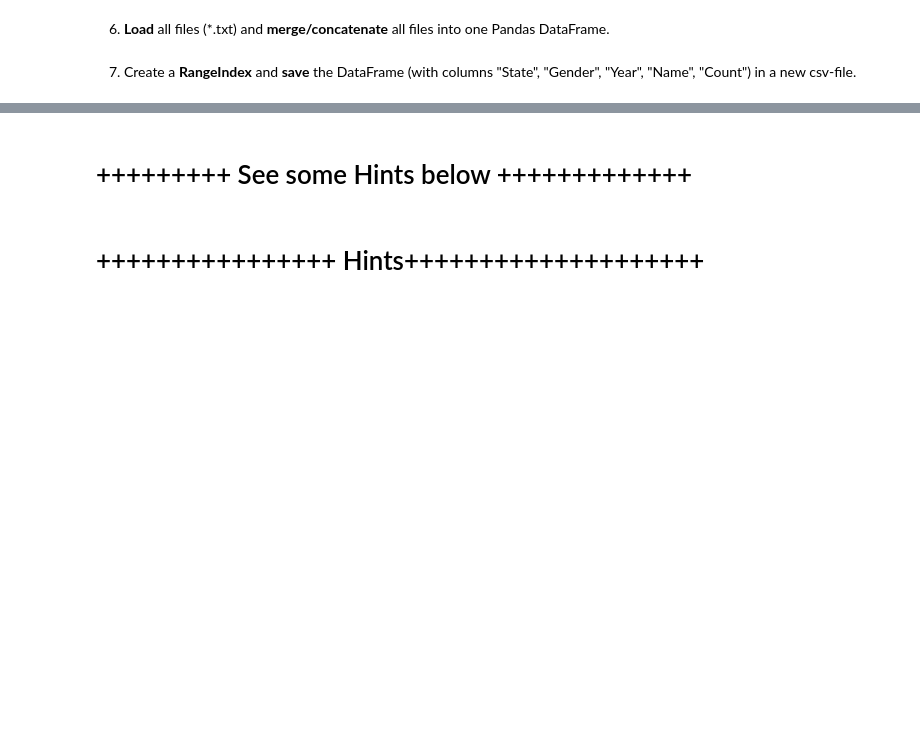
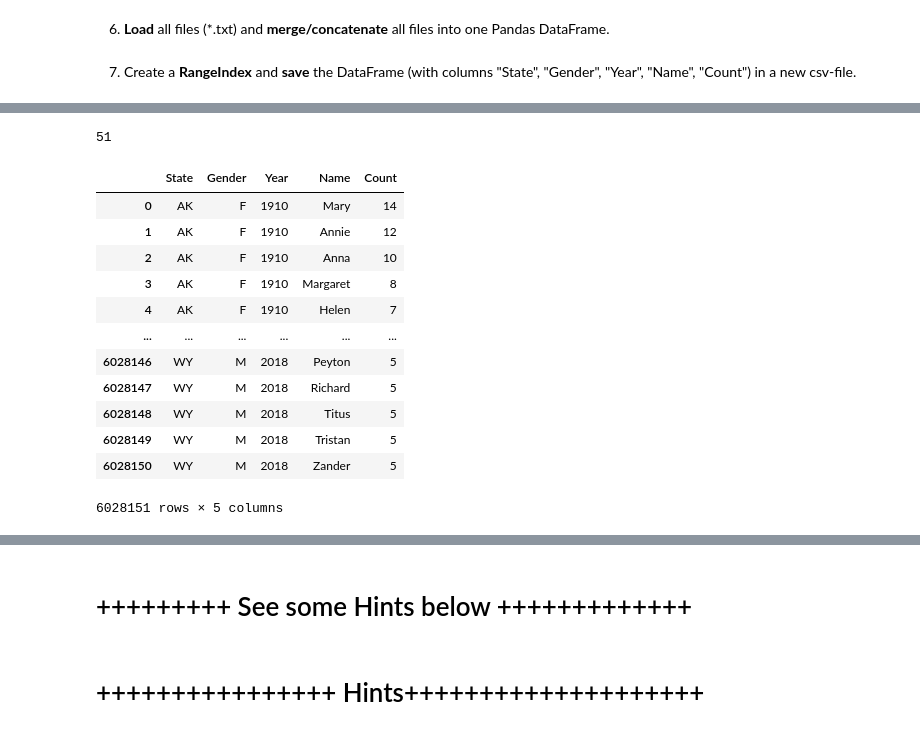
Before and after one commit to michaelwestblade/python-data-science, a Jupyter notebook: Project_06_Materials/namesbystate/Project_06_ProjectBrief_blank_Part2.ipynb, the cells around one changed output, grey strips where cells are left out. Drawn from its saved outputs; the diff is of its cells as text; code cells hidden in the pictures; blank space fills up the shorter version.

```diff
--- a/Project_06_Materials/namesbystate/Project_06_ProjectBrief_blank_Part2.ipynb
+++ b/Project_06_Materials/namesbystate/Project_06_ProjectBrief_blank_Part2.ipynb
@@ -25,0 +107,2 @@ Keep in mind that it´s all about __getting the right results/conclusions__. It
+# %%
+filenames = glob("*.TXT")
@@ -31,0 +159,5 @@ Keep in mind that it´s all about __getting the right results/conclusions__. It
+# %%
+dataframes = []
+for name in filenames:
+    df = pd.read_csv(name, header = None, names = ["State", "Gender", "Year", "Name", "Count"])
+    dataframes.append(df)
@@ -31,0 +184,22 @@ Keep in mind that it´s all about __getting the right results/conclusions__. It
+# %%
+len(dataframes)
+# %% [output]
+51
+# %%
+df = pd.concat(dataframes, ignore_index = True)
+# %%
+df
+# %% [output]
+|  | State | Gender | Year | Name | Count |
+| 0 | AK | F | 1910 | Mary | 14 |
+| 1 | AK | F | 1910 | Annie | 12 |
+| 2 | AK | F | 1910 | Anna | 10 |
+| 3 | AK | F | 1910 | Margaret | 8 |
+| 4 | AK | F | 1910 | Helen | 7 |
+| ... | ... | ... | ... | ... | ... |
+| 6028146 | WY | M | 2018 | Peyton | 5 |
+| 6028147 | WY | M | 2018 | Richard | 5 |
+| 6028148 | WY | M | 2018 | Titus | 5 |
+| 6028149 | WY | M | 2018 | Tristan | 5 |
+| 6028150 | WY | M | 2018 | Zander | 5 |
+6028151 rows × 5 columns
```
Also changed, not shown: parts of 17 cells of this notebook, 2 other files.
